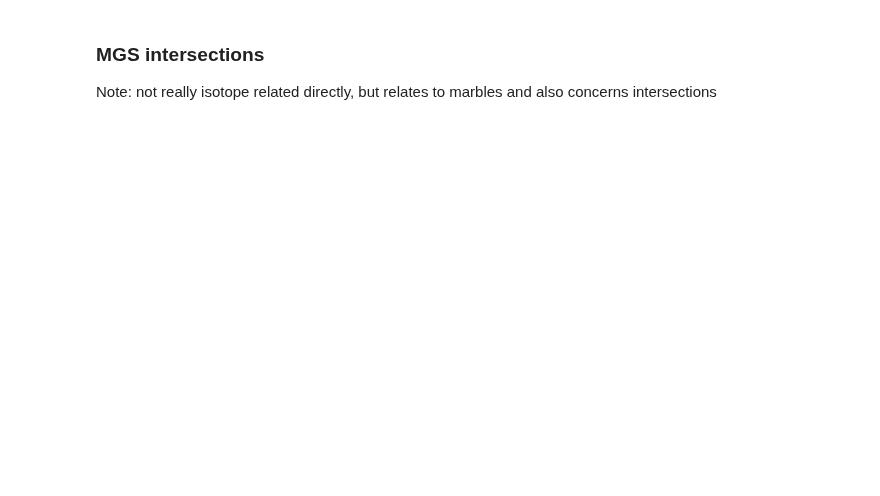
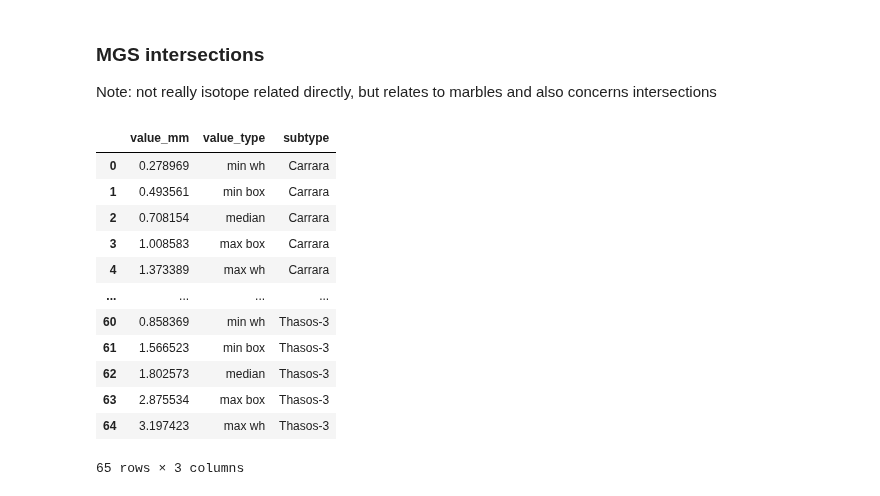
Before and after one commit to kingsdigitallab/crossreads-petrography, a Jupyter notebook: notebooks/Isotopes.ipynb, the cells around one changed output. Cells and saved outputs as stored; diff of their text form; code cells hidden in the pictures; blank space fills up the shorter version.

```diff
--- a/notebooks/Isotopes.ipynb
+++ b/notebooks/Isotopes.ipynb
@@ -72,6 +73,22 @@ isotoper.plot()
 ### MGS intersections
 
 Note: not really isotope related directly, but relates to marbles and also concerns intersections
+# %%
+read_path('mgs.input')
+# %% [output]
+|  | value_mm | value_type | subtype |
+| 0 | 0.278969 | min wh | Carrara |
+| 1 | 0.493561 | min box | Carrara |
+| 2 | 0.708154 | median | Carrara |
+| 3 | 1.008583 | max box | Carrara |
+| 4 | 1.373389 | max wh | Carrara |
+| ... | ... | ... | ... |
+| 60 | 0.858369 | min wh | Thasos-3 |
+| 61 | 1.566523 | min box | Thasos-3 |
+| 62 | 1.802573 | median | Thasos-3 |
+| 63 | 2.875534 | max box | Thasos-3 |
+| 64 | 3.197423 | max wh | Thasos-3 |
+65 rows × 3 columns
 # %%
 isotoper.df_intersections_mgs
 # %% [output]
```
Also changed, not shown: parts of 7 cells of this notebook, 10 other files.
